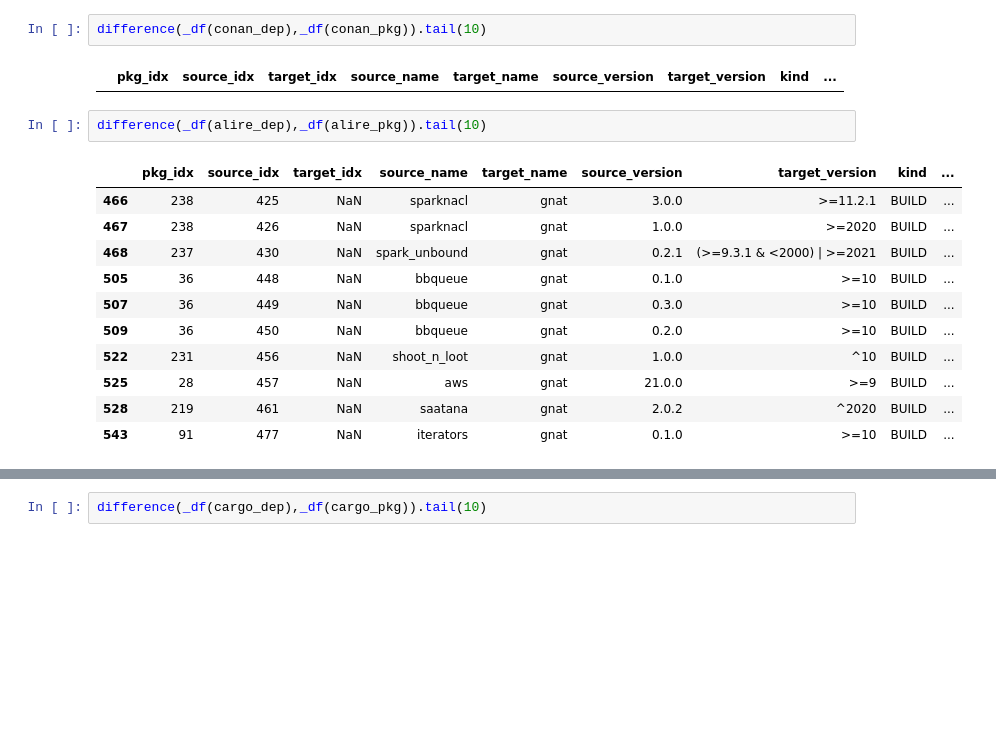
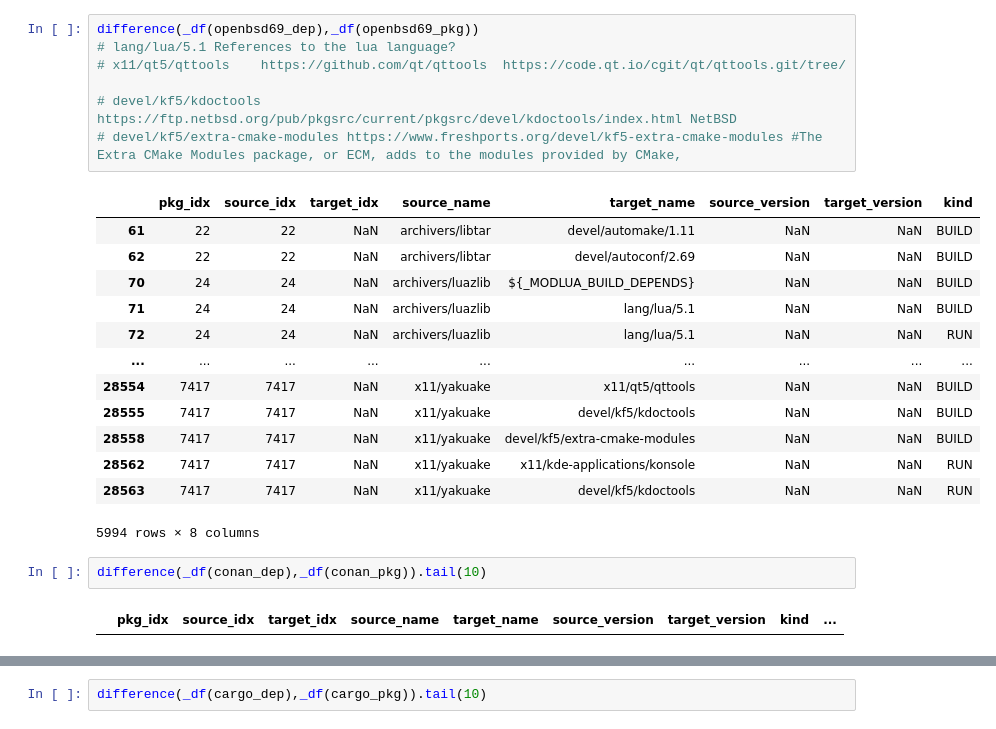
Before and after one commit to DaSEA-project/DaSEA-Network, a Jupyter notebook: notebook/case_links.ipynb, the cells around one changed output, grey strips where cells are left out. Saved outputs shown, nothing was run; the diff lists cells and outputs as text; blank space fills up the shorter version.

```diff
--- a/notebook/case_links.ipynb
+++ b/notebook/case_links.ipynb
@@ -116,18 +109,25 @@ difference(_df(openbsd69_dep),_df(openbsd69_pkg)).tail(10)
+# %%
+difference(_df(openbsd69_dep),_df(openbsd69_pkg))
+# lang/lua/5.1 References to the lua language?
+# x11/qt5/qttools	 https://github.com/qt/qttools  https://code.qt.io/cgit/qt/qttools.git/tree/
+
+# devel/kf5/kdoctools https://ftp.netbsd.org/pub/pkgsrc/current/pkgsrc/devel/kdoctools/index.html NetBSD
+# devel/kf5/extra-cmake-modules	https://www.freshports.org/devel/kf5-extra-cmake-modules #The Extra CMake Modules package, or ECM, adds to the modules provided by CMake,
+# %% [output]
+|  | pkg_idx | source_idx | target_idx | source_name | target_name | source_version | target_version | kind |
+| 61 | 22 | 22 | NaN | archivers/libtar | devel/automake/1.11 | NaN | NaN | BUILD |
+| 62 | 22 | 22 | NaN | archivers/libtar | devel/autoconf/2.69 | NaN | NaN | BUILD |
+| 70 | 24 | 24 | NaN | archivers/luazlib | ${_MODLUA_BUILD_DEPENDS} | NaN | NaN | BUILD |
+| 71 | 24 | 24 | NaN | archivers/luazlib | lang/lua/5.1 | NaN | NaN | BUILD |
+| 72 | 24 | 24 | NaN | archivers/luazlib | lang/lua/5.1 | NaN | NaN | RUN |
+| ... | ... | ... | ... | ... | ... | ... | ... | ... |
+| 28554 | 7417 | 7417 | NaN | x11/yakuake | x11/qt5/qttools | NaN | NaN | BUILD |
+| 28555 | 7417 | 7417 | NaN | x11/yakuake | devel/kf5/kdoctools | NaN | NaN | BUILD |
+| 28558 | 7417 | 7417 | NaN | x11/yakuake | devel/kf5/extra-cmake-modules | NaN | NaN | BUILD |
+| 28562 | 7417 | 7417 | NaN | x11/yakuake | x11/kde-applications/konsole | NaN | NaN | RUN |
+| 28563 | 7417 | 7417 | NaN | x11/yakuake | devel/kf5/kdoctools | NaN | NaN | RUN |
+5994 rows × 8 columns
 # %%
 difference(_df(conan_dep),_df(conan_pkg)).tail(10)
 # %% [output]
 |  | pkg_idx | source_idx | target_idx | source_name | target_name | source_version | target_version | kind | ... |
-# %%
-difference(_df(alire_dep),_df(alire_pkg)).tail(10)
-# %% [output]
-|  | pkg_idx | source_idx | target_idx | source_name | target_name | source_version | target_version | kind | ... |
-| 466 | 238 | 425 | NaN | sparknacl | gnat | 3.0.0 | >=11.2.1 | BUILD | ... |
-| 467 | 238 | 426 | NaN | sparknacl | gnat | 1.0.0 | >=2020 | BUILD | ... |
-| 468 | 237 | 430 | NaN | spark_unbound | gnat | 0.2.1 | (>=9.3.1 & <2000) | >=2021 | BUILD | ... |
-| 505 | 36 | 448 | NaN | bbqueue | gnat | 0.1.0 | >=10 | BUILD | ... |
-| 507 | 36 | 449 | NaN | bbqueue | gnat | 0.3.0 | >=10 | BUILD | ... |
-| 509 | 36 | 450 | NaN | bbqueue | gnat | 0.2.0 | >=10 | BUILD | ... |
-| 522 | 231 | 456 | NaN | shoot_n_loot | gnat | 1.0.0 | ^10 | BUILD | ... |
-| 525 | 28 | 457 | NaN | aws | gnat | 21.0.0 | >=9 | BUILD | ... |
-| 528 | 219 | 461 | NaN | saatana | gnat | 2.0.2 | ^2020 | BUILD | ... |
-| 543 | 91 | 477 | NaN | iterators | gnat | 0.1.0 | >=10 | BUILD | ... |
```
Also changed, not shown: parts of 7 cells of this notebook.
